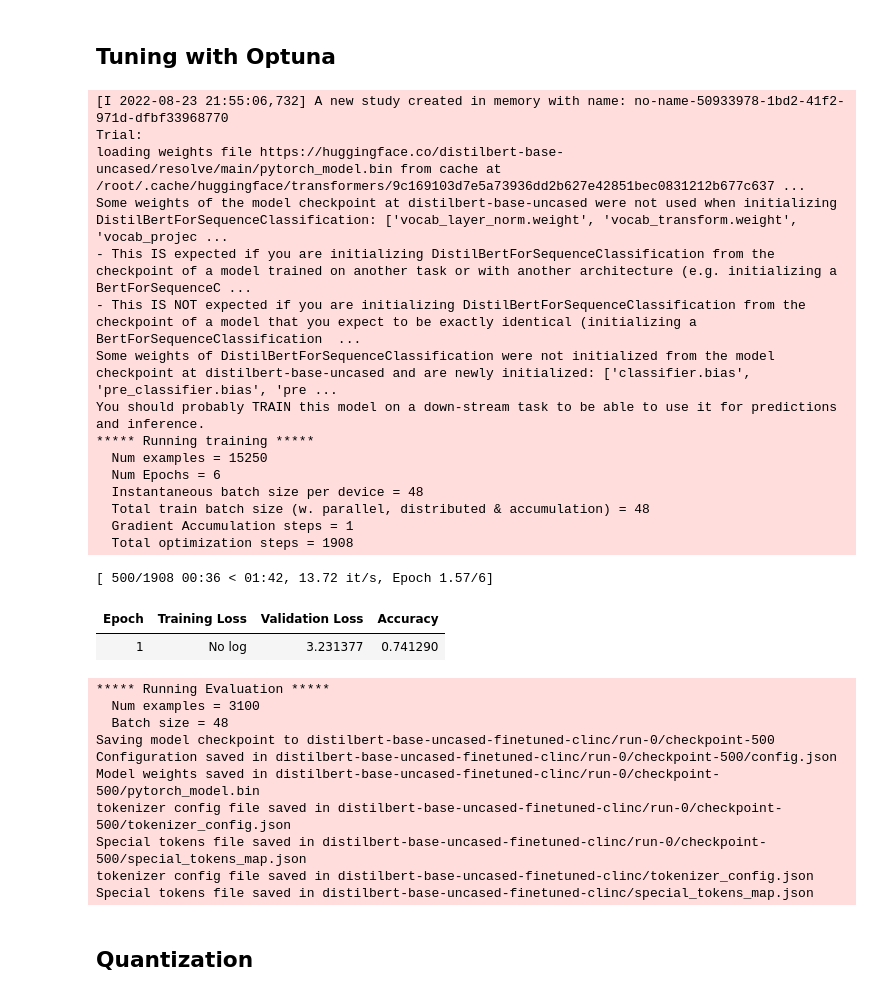
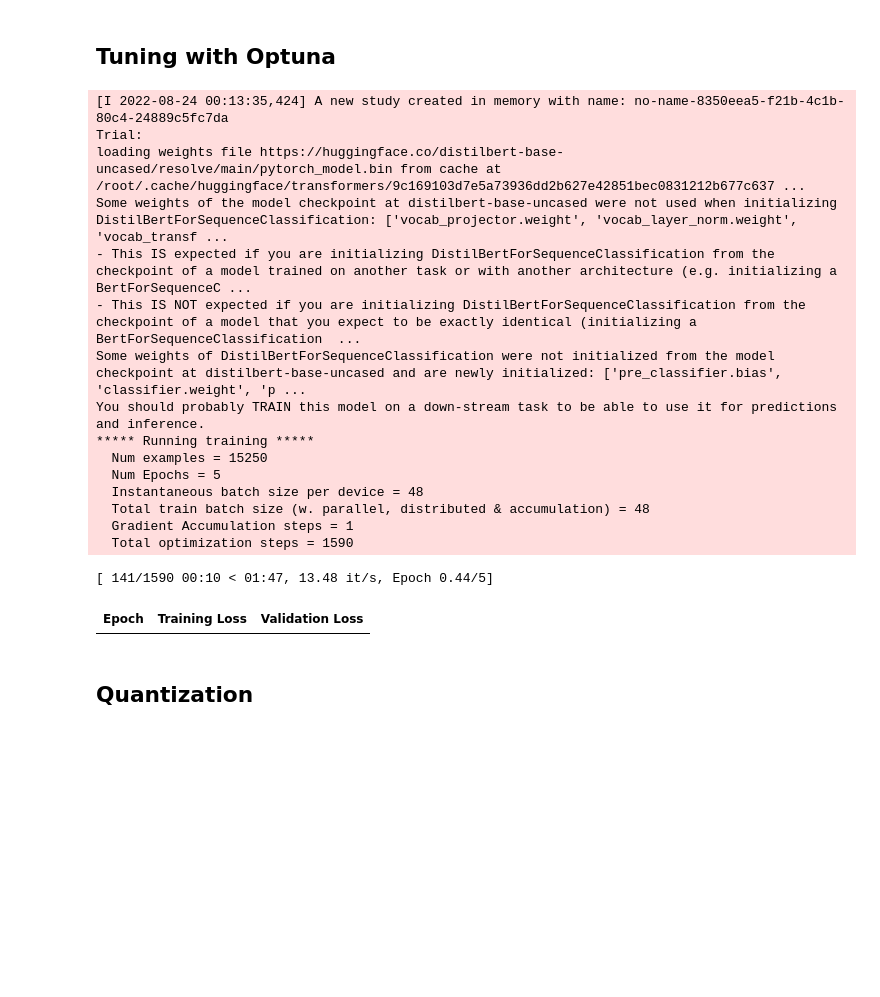
Before and after one commit to chris-santiago/nlpwt, a Jupyter notebook: chap_8.ipynb, the cells around one changed output. Saved outputs shown, nothing was run; the diff lists cells and outputs as text; code cells hidden in the pictures; blank space fills up the shorter version.

```diff
--- a/chap_8.ipynb
+++ b/chap_8.ipynb
@@ -535,39 +366,28 @@ def hp_space(trial):
     }
 # %%
 best_run = distilbert_trainer.hyperparameter_search(
-    n_trials=10,
+    n_trials=5,
     direction='maximize',
     hp_space=hp_space
 )
 # %% [output]
-[I 2022-08-23 21:55:06,732] A new study created in memory with name: no-name-50933978-1bd2-41f2-971d-dfbf33968770
+[I 2022-08-24 00:13:35,424] A new study created in memory with name: no-name-8350eea5-f21b-4c1b-80c4-24889c5fc7da
 Trial:
 loading weights file https://huggingface.co/distilbert-base-uncased/resolve/main/pytorch_model.bin from cache at /root/.cache/huggingface/transformers/9c169103d7e5a73936dd2b627e42851bec0831212b677c637 ...
-Some weights of the model checkpoint at distilbert-base-uncased were not used when initializing DistilBertForSequenceClassification: ['vocab_layer_norm.weight', 'vocab_transform.weight', 'vocab_projec ...
+Some weights of the model checkpoint at distilbert-base-uncased were not used when initializing DistilBertForSequenceClassification: ['vocab_projector.weight', 'vocab_layer_norm.weight', 'vocab_transf ...
 - This IS expected if you are initializing DistilBertForSequenceClassification from the checkpoint of a model trained on another task or with another architecture (e.g. initializing a BertForSequenceC ...
 - This IS NOT expected if you are initializing DistilBertForSequenceClassification from the checkpoint of a model that you expect to be exactly identical (initializing a BertForSequenceClassification  ...
-Some weights of DistilBertForSequenceClassification were not initialized from the model checkpoint at distilbert-base-uncased and are newly initialized: ['classifier.bias', 'pre_classifier.bias', 'pre ...
+Some weights of DistilBertForSequenceClassification were not initialized from the model checkpoint at distilbert-base-uncased and are newly initialized: ['pre_classifier.bias', 'classifier.weight', 'p ...
 You should probably TRAIN this model on a down-stream task to be able to use it for predictions and inference.
 ***** Running training *****
   Num examples = 15250
-  Num Epochs = 6
+  Num Epochs = 5
   Instantaneous batch size per device = 48
   Total train batch size (w. parallel, distributed & accumulation) = 48
   Gradient Accumulation steps = 1
-  Total optimization steps = 1908
+  Total optimization steps = 1590
-[ 500/1908 00:36 < 01:42, 13.72 it/s, Epoch 1.57/6]
+[ 141/1590 00:10 < 01:47, 13.48 it/s, Epoch 0.44/5]
-| Epoch | Training Loss | Validation Loss | Accuracy |
-| 1 | No log | 3.231377 | 0.741290 |
+| Epoch | Training Loss | Validation Loss |
-***** Running Evaluation *****
-  Num examples = 3100
-  Batch size = 48
-Saving model checkpoint to distilbert-base-uncased-finetuned-clinc/run-0/checkpoint-500
-Configuration saved in distilbert-base-uncased-finetuned-clinc/run-0/checkpoint-500/config.json
-Model weights saved in distilbert-base-uncased-finetuned-clinc/run-0/checkpoint-500/pytorch_model.bin
-tokenizer config file saved in distilbert-base-uncased-finetuned-clinc/run-0/checkpoint-500/tokenizer_config.json
-Special tokens file saved in distilbert-base-uncased-finetuned-clinc/run-0/checkpoint-500/special_tokens_map.json
-tokenizer config file saved in distilbert-base-uncased-finetuned-clinc/tokenizer_config.json
-Special tokens file saved in distilbert-base-uncased-finetuned-clinc/special_tokens_map.json
 # %%
 print(best_run)
 # %%
```
Also changed, not shown: parts of 6 cells of this notebook, 1 other file.
